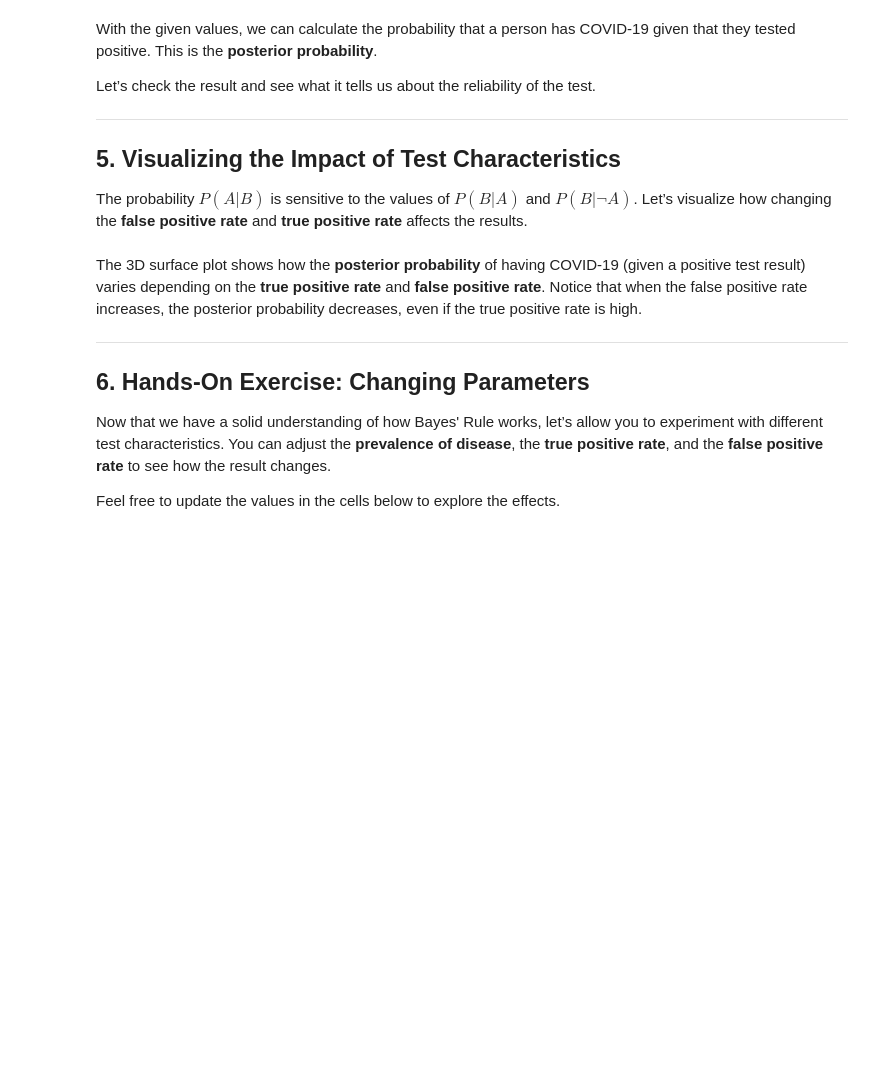
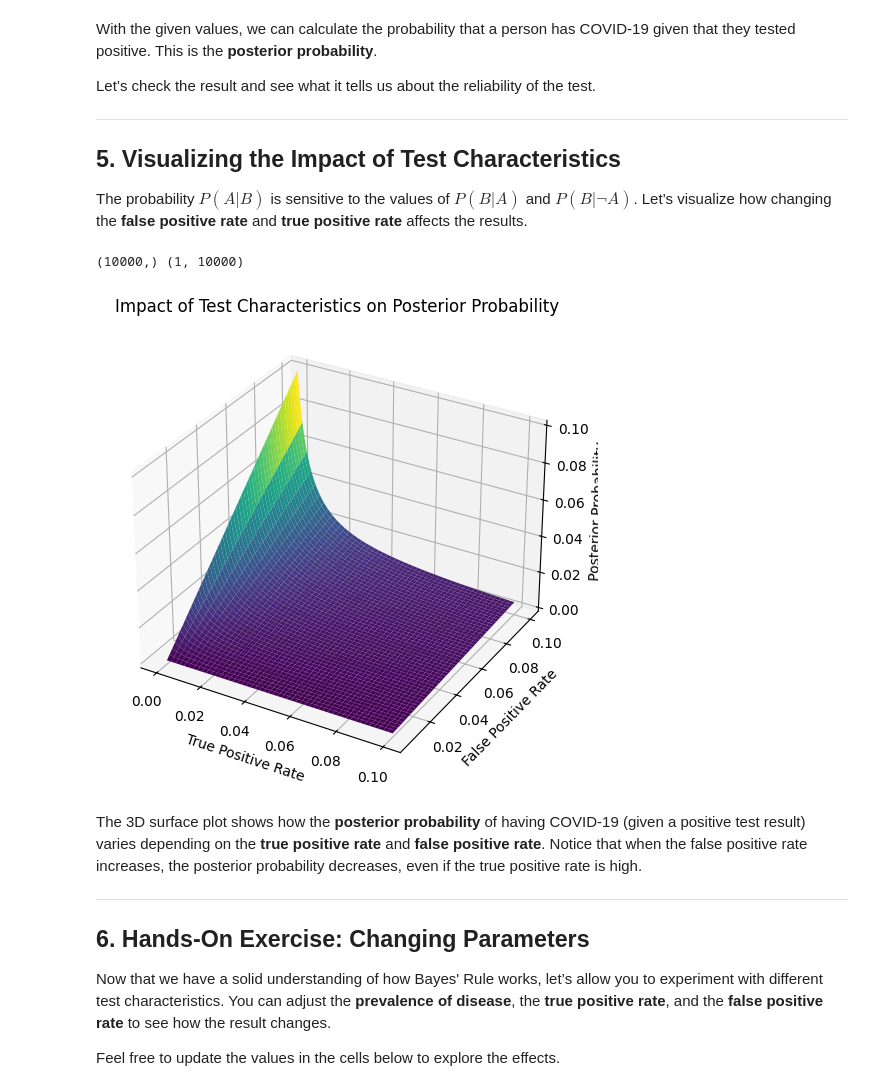
Before and after one commit to aaronkr-classroom/2-bayes-rule-MightyHelper, a Jupyter notebook: notebooks/bayes-rule.ipynb, the cells around one changed output. Drawn from its saved outputs; the diff is of its cells as text; code cells hidden in the pictures; blank space fills up the shorter version.

Commit message:
Add more code in bayes

```diff
--- a/notebooks/bayes-rule.ipynb
+++ b/notebooks/bayes-rule.ipynb
@@ -109,28 +113,68 @@ The probability $P(A|B)$ is sensitive to the values of $P(B|A)$ and $P(B|\neg A)
 # %%
 import numpy as np
 import matplotlib.pyplot as plt
 
 # Vary the false positive rate and true positive rate
     # Range for false positive rate (1% to 10%)
     # Range for true positive rate (80% to 100%)
+resolution = 10000
+# Prepare a grid to calculate probabilities
+true_positive_rate = np.linspace(0, 0.1, resolution)
+false_positive_rate = np.linspace(0.005, 0.1, resolution)
+# Actual      True     | False
+# Predicted            |
+#      True  TP        | FP
+#     False  FN        | TN
 
-# Prepare a grid to calculate probabilities
+#   Everyone = Covid + No Covid
+#      Covid = Covid & Test True + Covid & Test False
+#   No Covid = No Covid & Test True + Covid & Test False
+
+# P(E) = 1 = P(C) + P(-C)
+# P(C) = P(C|T) + P(C|-T)
+# P(T) = P(T|C) + P(T|-C)
+# P(T|C) -> TP => P(T|-C) 1-TP = FP
+# P(-T|-C) -> TN => P(-T|C) 1-TN = FN
+
 
 # Calculate posterior probabilities for each combination of rates
 
+p_c1 = 0.005 # P(A)
+p_c0 = 1 - p_c1
+p_t1_c1 = true_positive_rate # P(B|A) (True positive rate)
+p_t1_c0 = false_positive_rate  # P(B|-A)
+p_t0_c1 = (1 - p_t1_c1) # P(-B|A)
+p_t0_c0 = (1 - p_t1_c0) # P(-B|-A)
+
+
+# Step 1: Calculate P(positive); P(B)
+p_t1 = p_t1_c1 * p_c1 + p_t1_c0 * p_c0
+
+# A:c1
+# B:t1
+# Step 2: Apply Bayes' Rule
+# P(B | A) = P(A|B) * P(B) / P(A)
+p_c1_t1 = (p_t1_c1 * p_c1)[:, np.newaxis] * (1 / p_t1)[np.newaxis, :]
+
+print((p_t1_c1 * p_c1).shape, ((1 / p_t1)[np.newaxis, :]).shape)
+
+posterior_probs = p_c1_t1
 
 # Plotting
-X, Y = np.meshgrid(true_positive_rates, false_positive_rates)
+X, Y = np.meshgrid(true_positive_rate, false_positive_rate)
 fig = plt.figure(figsize=(10, 6))
 ax = fig.add_subplot(111, projection='3d')
 ax.plot_surface(X, Y, posterior_probs, cmap='viridis')
 
 ax.set_xlabel('True Positive Rate')
 ax.set_ylabel('False Positive Rate')
 ax.set_zlabel('Posterior Probability')
 ax.set_title('Impact of Test Characteristics on Posterior Probability')
 
 plt.show()
+# %% [output]
+(10000,) (1, 10000)
+[figure, added]
 # %% [markdown]
 The 3D surface plot shows how the **posterior probability** of having COVID-19 (given a positive test result) varies depending on the **true positive rate** and **false positive rate**. Notice that when the false positive rate increases, the posterior probability decreases, even if the true positive rate is high.
 
```
Also changed, not shown: parts of 2 cells of this notebook, 1 other file.
